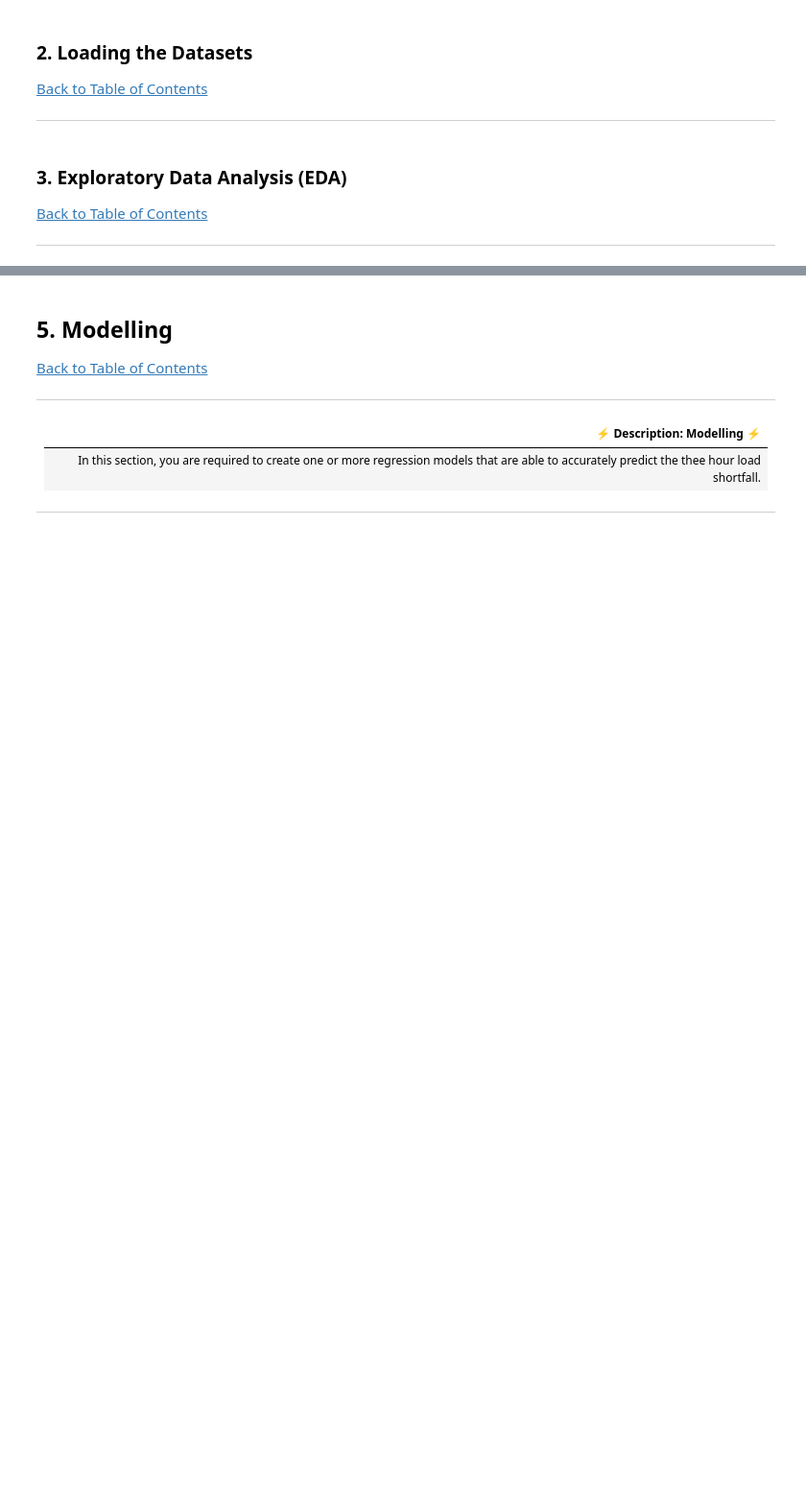
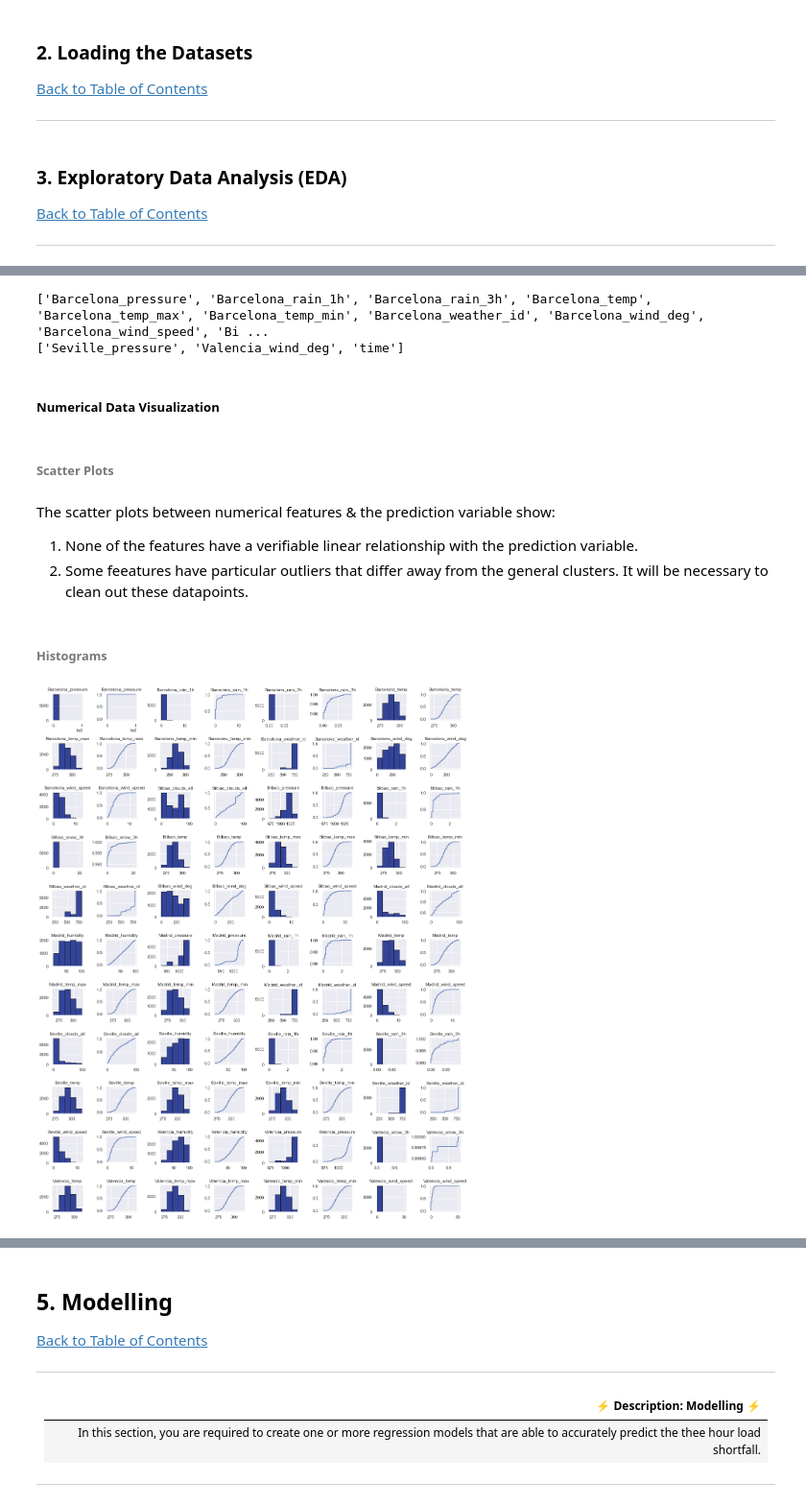
Before and after one commit to KenCBonyo/2110ACDS_ND5, a Jupyter notebook: 2110ACDS_ND5_v0.3.ipynb, the cells around one changed output, grey strips where cells are left out. Shown at 96% size. Saved outputs shown, nothing was run; the diff lists cells and outputs as text; code cells hidden in the pictures; blank space fills up the shorter version.

```diff
--- a/2110ACDS_ND5_v0.3.ipynb
+++ b/2110ACDS_ND5_v0.3.ipynb
@@ -201 +220,19 @@ Data Visualizations
+# %%
+#List of numerical feature columns in train_df, excluding the prediction variable
+num_train_feature_cols = [i for i in train_df.columns if train_df[i].dtype == ('float64') and i != 'load_shortfall_3h']
+num_train_feature_cols.sort()
+
+#List of categorical feature columns
+cat_train_feature_cols = [i for i in train_df.columns if train_df[i].dtype == ('object')]
+cat_train_feature_cols.sort()
+
+print(num_train_feature_cols)
+print(cat_train_feature_cols)
+# %% [output]
+['Barcelona_pressure', 'Barcelona_rain_1h', 'Barcelona_rain_3h', 'Barcelona_temp', 'Barcelona_temp_max', 'Barcelona_temp_min', 'Barcelona_weather_id', 'Barcelona_wind_deg', 'Barcelona_wind_speed', 'Bi ...
+['Seville_pressure', 'Valencia_wind_deg', 'time']
+# %% [markdown]
+##### Numerical Data Visualization
+# %% [markdown]
+###### Scatter Plots
 # %%
@@ -218,2 +256,36 @@ for index, column in enumerate(train_feature_cols) :
     fig.tight_layout(pad=1)
     fig.show()
+# %% [markdown]
+The scatter plots between numerical features & the prediction variable show:
+1. None of the features have a verifiable linear relationship with the prediction variable.
+2. Some feeatures have particular outliers that differ away from the general clusters. It will be necessary to clean out these datapoints.
+# %% [markdown]
+###### Histograms
+# %%
+fig, axs = plt.subplots(11,8, figsize=(16,20),)
+
+fig.subplots_adjust(hspace = 0.5, wspace=.2)
+
+i = 0
+axs = axs.ravel()
+
+for index, column in enumerate(num_train_feature_cols) :                    #Iterate through the numerical columns
+    axs[i].set_title("{}".format(column),fontsize=12)    #Plot the axis title
+
+    axs[i].hist(x = train_df[column],                                      # Plot the scatter graphs
+                    bins = 5,
+                    color='#349',edgecolor='k')
+    i += 1                                         #Iterate to the next axis after plotting
+
+    ecdf = ECDF(train_df[column])
+    x = np.linspace(min(train_df[column]), max(train_df[column]))
+    y = ecdf(x)
+
+    axs[i].set_title("{}".format(column),fontsize=12)    #Plot the axis title
+    axs[i].step(x = x, y = y)
+
+    i += 1                                         #Iterate to the next axis after plotting
+    fig.tight_layout(pad=1)
+    # fig.show()
+# %% [output]
+[figure, added]
```
Also changed, not shown: parts of 40 cells of this notebook, 2 other files.
